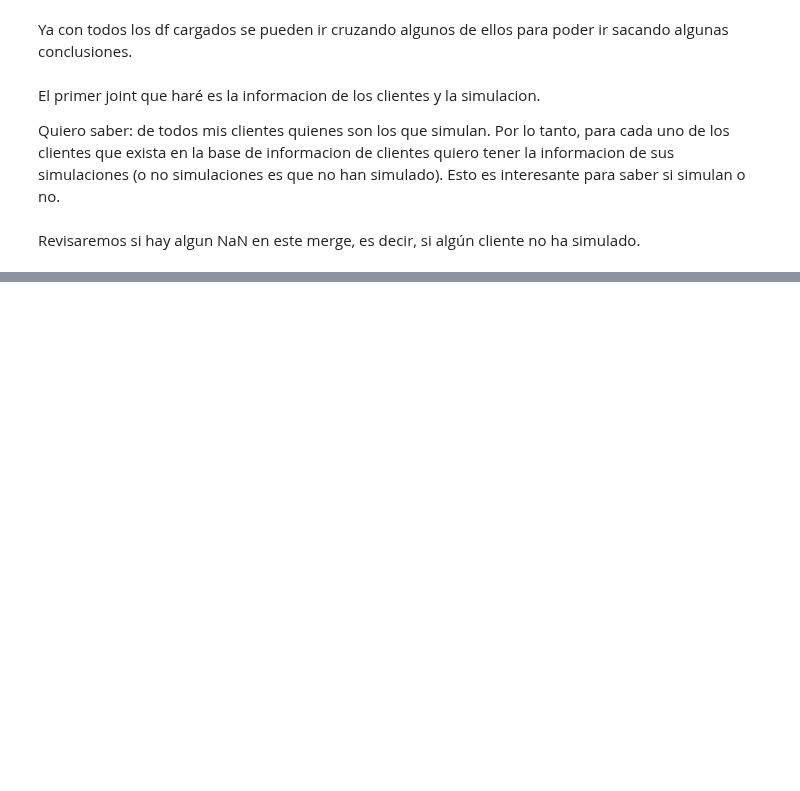
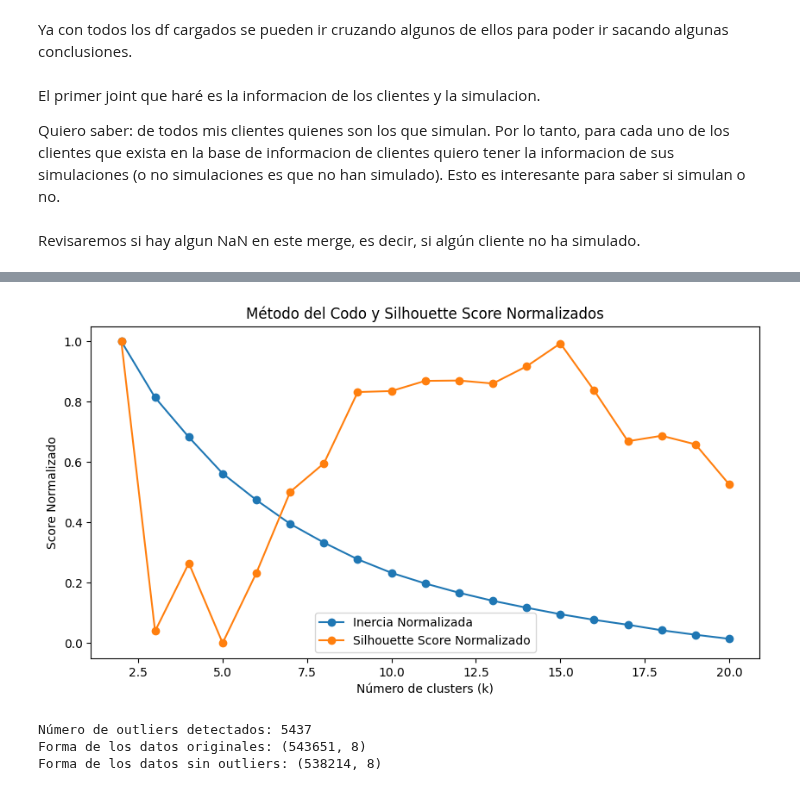
Before and after one commit to JosepVargasf/capstone_g11_2024-2, a Jupyter notebook: Procesamiento de datos/procesamiento.ipynb, the cells around one changed output, grey strips where cells are left out. Drawn from its saved outputs; the diff is of its cells as text; code cells hidden in the pictures; blank space fills up the shorter version.

```diff
--- a/Procesamiento de datos/procesamiento.ipynb
+++ b/Procesamiento de datos/procesamiento.ipynb
@@ -351,0 +325,45 @@ Todos los gráficos se han generado y guardado en la carpeta 'plots'.
+# %%
+# Normalizar los valores de inercia y Silhouette Score
+inertia_normalized = (inertia - np.min(inertia)) / (np.max(inertia) - np.min(inertia))
+silhouette_scores_normalized = (silhouette_scores - np.min(silhouette_scores)) / (np.max(silhouette_scores) - np.min(silhouette_scores))
+
+plt.figure(figsize=(10, 5))
+plt.plot(k_values, inertia_normalized[:len(k_values)], marker='o', label='Inercia Normalizada')
+plt.plot(k_values, silhouette_scores_normalized, marker='o', label='Silhouette Score Normalizado')
+plt.xlabel('Número de clusters (k)')
+plt.ylabel('Score Normalizado')
+plt.title('Método del Codo y Silhouette Score Normalizados')
+plt.legend()
+plt.show()
+# %% [output]
+[figure, added]
+# %%
+from sklearn.ensemble import IsolationForest
+import numpy as np
+
+# Crear el modelo de Isolation Forest
+iso_forest = IsolationForest(contamination=0.01, random_state=42)
+
+# Ajustar el modelo a los datos escalados
+iso_forest.fit(data_filtered_by_columns)
+
+# Predecir los outliers
+outliers = iso_forest.predict(data_filtered_by_columns)
+
+# Convertir las predicciones a un array booleano (True para outliers, False para inliers)
+outliers_bool = outliers == -1
+
+# Contar el número de outliers
+num_outliers = np.sum(outliers_bool)
+print(f"Número de outliers detectados: {num_outliers}")
+
+# Filtrar los datos para eliminar los outliers
+data_filtered_by_columns_no_outliers = data_filtered_by_columns[~outliers_bool]
+
+# Mostrar la forma de los datos antes y después de eliminar los outliers
+print(f"Forma de los datos originales: {data_filtered_by_columns.shape}")
+print(f"Forma de los datos sin outliers: {data_filtered_by_columns_no_outliers.shape}")
+# %% [output]
+Número de outliers detectados: 5437
+Forma de los datos originales: (543651, 8)
+Forma de los datos sin outliers: (538214, 8)
```
Also changed, not shown: parts of 77 cells of this notebook, 22 other files.
